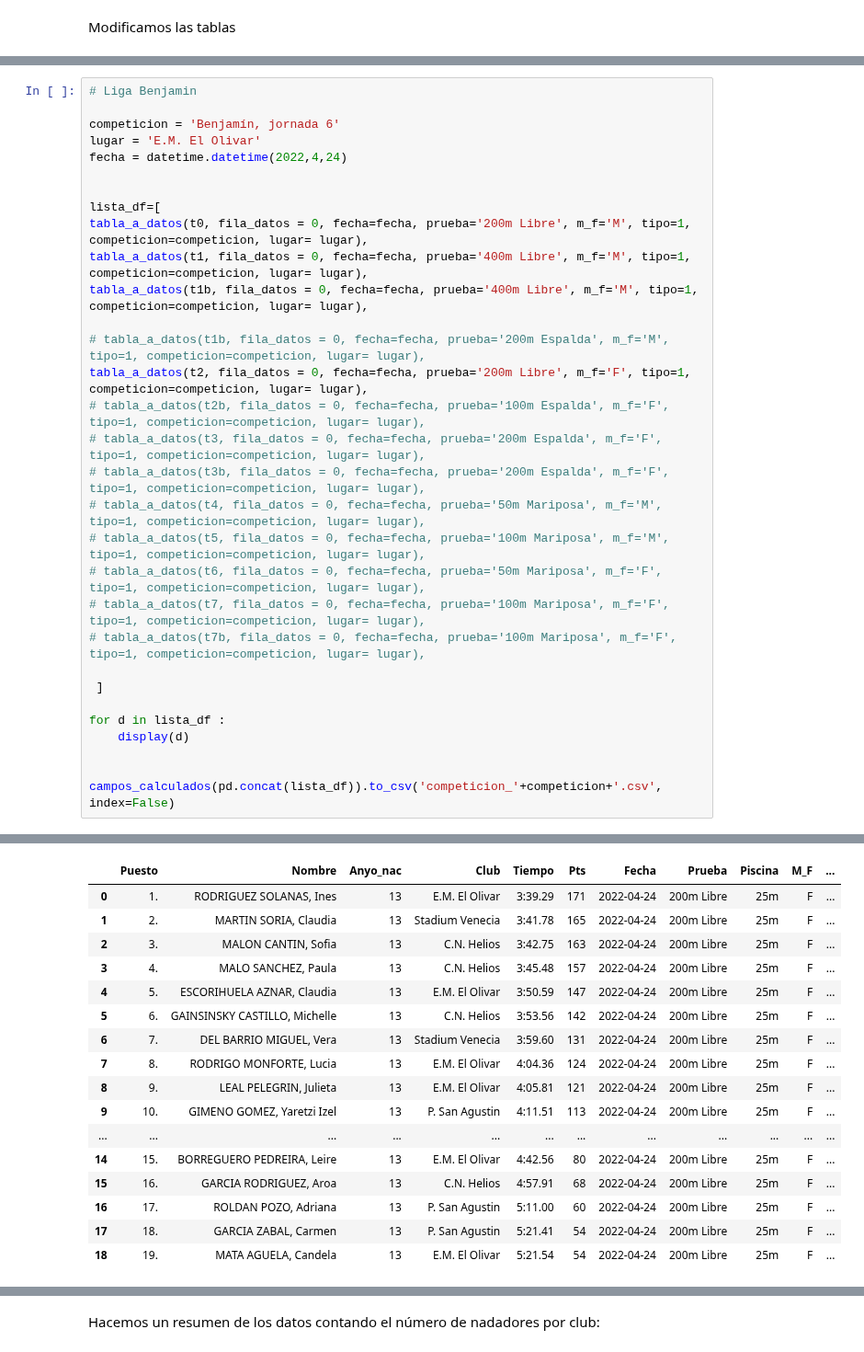
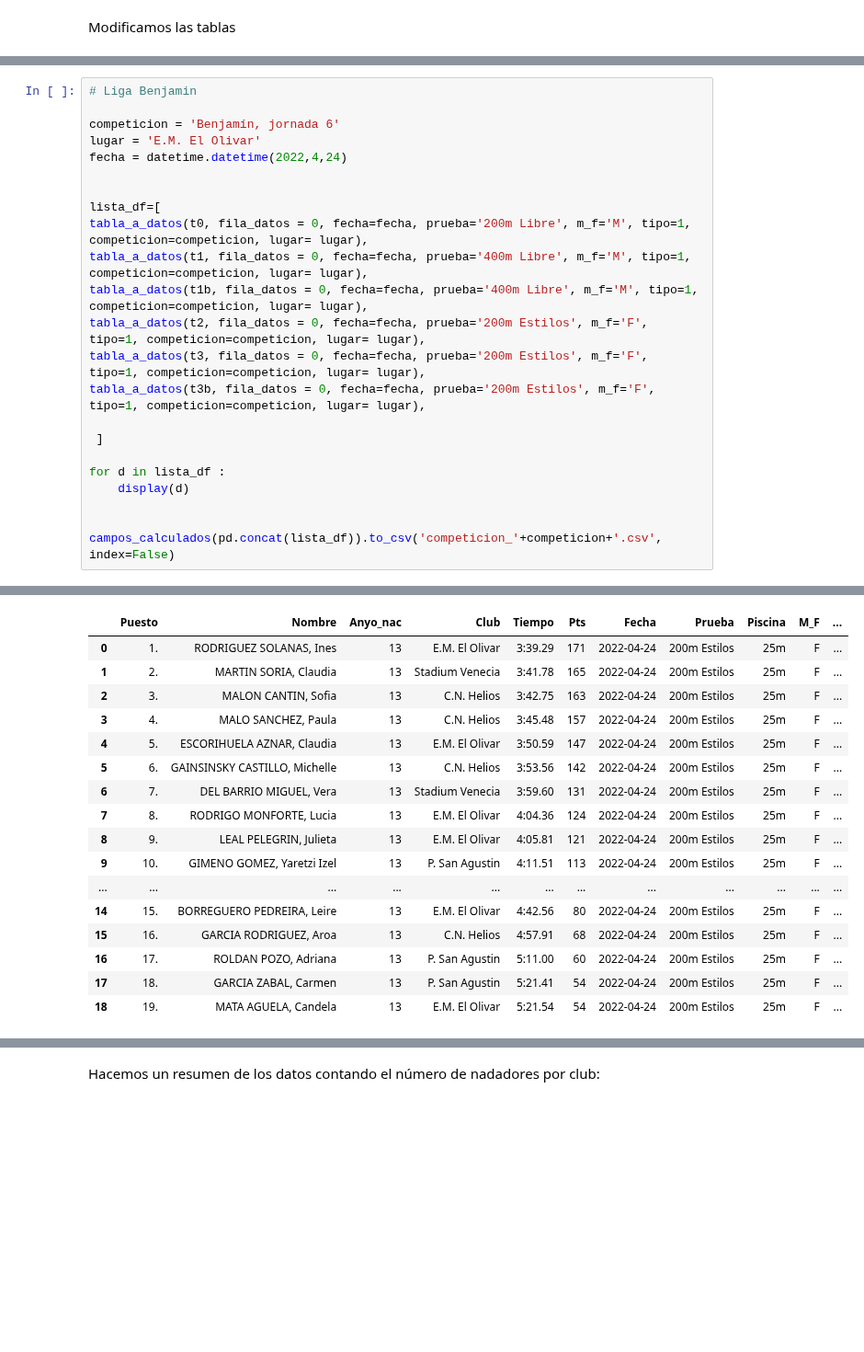
Before and after one commit to crdguez/dashboard_natacion, a Jupyter notebook: importar_datos/importar_datos_24_04_22.ipynb, the cells around one changed output, grey strips where cells are left out. Shown at 92% size. Drawn from its saved outputs; the diff is of its cells as text; blank space fills up the shorter version.

```diff
--- a/importar_datos/importar_datos_24_04_22.ipynb
+++ b/importar_datos/importar_datos_24_04_22.ipynb
@@ -543,17 +179,9 @@ lista_df=[
 tabla_a_datos(t0, fila_datos = 0, fecha=fecha, prueba='200m Libre', m_f='M', tipo=1, competicion=competicion, lugar= lugar),
 tabla_a_datos(t1, fila_datos = 0, fecha=fecha, prueba='400m Libre', m_f='M', tipo=1, competicion=competicion, lugar= lugar),
 tabla_a_datos(t1b, fila_datos = 0, fecha=fecha, prueba='400m Libre', m_f='M', tipo=1, competicion=competicion, lugar= lugar),
-
-# tabla_a_datos(t1b, fila_datos = 0, fecha=fecha, prueba='200m Espalda', m_f='M', tipo=1, competicion=competicion, lugar= lugar),
-tabla_a_datos(t2, fila_datos = 0, fecha=fecha, prueba='200m Libre', m_f='F', tipo=1, competicion=competicion, lugar= lugar),
-# tabla_a_datos(t2b, fila_datos = 0, fecha=fecha, prueba='100m Espalda', m_f='F', tipo=1, competicion=competicion, lugar= lugar),
-# tabla_a_datos(t3, fila_datos = 0, fecha=fecha, prueba='200m Espalda', m_f='F', tipo=1, competicion=competicion, lugar= lugar),
-# tabla_a_datos(t3b, fila_datos = 0, fecha=fecha, prueba='200m Espalda', m_f='F', tipo=1, competicion=competicion, lugar= lugar),
-# tabla_a_datos(t4, fila_datos = 0, fecha=fecha, prueba='50m Mariposa', m_f='M', tipo=1, competicion=competicion, lugar= lugar),
-# tabla_a_datos(t5, fila_datos = 0, fecha=fecha, prueba='100m Mariposa', m_f='M', tipo=1, competicion=competicion, lugar= lugar),
-# tabla_a_datos(t6, fila_datos = 0, fecha=fecha, prueba='50m Mariposa', m_f='F', tipo=1, competicion=competicion, lugar= lugar),
-# tabla_a_datos(t7, fila_datos = 0, fecha=fecha, prueba='100m Mariposa', m_f='F', tipo=1, competicion=competicion, lugar= lugar),
-# tabla_a_datos(t7b, fila_datos = 0, fecha=fecha, prueba='100m Mariposa', m_f='F', tipo=1, competicion=competicion, lugar= lugar),
+tabla_a_datos(t2, fila_datos = 0, fecha=fecha, prueba='200m Estilos', m_f='F', tipo=1, competicion=competicion, lugar= lugar),
+tabla_a_datos(t3, fila_datos = 0, fecha=fecha, prueba='200m Estilos', m_f='F', tipo=1, competicion=competicion, lugar= lugar),
+tabla_a_datos(t3b, fila_datos = 0, fecha=fecha, prueba='200m Estilos', m_f='F', tipo=1, competicion=competicion, lugar= lugar),
 
  ]
 
@@ -575,46 +203,46 @@ campos_calculados(pd.concat(lista_df)).to_csv('competicion_'+competicion+'.csv',
 | 8 | 9. | BESCOS RODRIGUEZ, Jesus | 11 | E.M. El Olivar | 3:03.42 | 159 | 2022-04-24 | 200m Libre | 25m | M | ... |
 | 9 | 10. | POLO MARTINEZ, Nicolas | 11 | C.N. Helios | 3:06.09 | 152 | 2022-04-24 | 200m Libre | 25m | M | ... |
 | ... | ... | ... | ... | ... | ... | ... | ... | ... | ... | ... | ... |
 | 15 | 16. | LAFUENTE GARCIA, Victor | 11 | C.N. Helios | 3:14.48 | 133 | 2022-04-24 | 200m Libre | 25m | M | ... |
 | 16 | 17. | ROMERO SANTOS, Kilian | 11 | C.N. Helios | 3:22.47 | 118 | 2022-04-24 | 200m Libre | 25m | M | ... |
 | 17 | 18. | GARCIA DE LA SERNA, Alejandro | 11 | C.N. Helios | 3:24.98 | 113 | 2022-04-24 | 200m Libre | 25m | M | ... |
 | 18 | 19. | PELEGRIN RUIZ, Raul | 11 | C.N. Helios | 3:25.29 | 113 | 2022-04-24 | 200m Libre | 25m | M | ... |
 | 19 | 20. | BARCELONA PERALES, Beltran | 11 | E.M. El Olivar | 3:43.44 | 87 | 2022-04-24 | 200m Libre | 25m | M | ... |
 |  | Puesto | Nombre | Anyo_nac | Club | Tiempo | Pts | Fecha | Prueba | Piscina | M_F | ... |
 | 0 | 1. | MENDEZ SALVADOR, Carlos | 10 | C.N. Teruel | 5:24.42 | 280 | 2022-04-24 | 400m Libre | 25m | M | ... |
 | 1 | 2. | MARTIN FERNANDEZ, Leo | 10 | E.M. El Olivar | 5:28.18 | 270 | 2022-04-24 | 400m Libre | 25m | M | ... |
 | 2 | 3. | BARRIENDOS ZAMORA, Saul | 10 | C.N. Helios | 5:48.15 | 226 | 2022-04-24 | 400m Libre | 25m | M | ... |
 | 3 | 4. | RAMOS OLMOS, Diego | 10 | P. San Agustin | 5:53.38 | 216 | 2022-04-24 | 400m Libre | 25m | M | ... |
 | 4 | 5. | RAMOS OLMOS, Marcos | 10 | P. San Agustin | 5:57.25 | 209 | 2022-04-24 | 400m Libre | 25m | M | ... |
 | 5 | 6. | SANCHEZ MERCADO, Adrian | 10 | Stadium Casablanca | 6:04.97 | 196 | 2022-04-24 | 400m Libre | 25m | M | ... |
 | 6 | 7. | MOSTEO HIDALGO, Carlos | 10 | E.M. El Olivar | 6:18.73 | 176 | 2022-04-24 | 400m Libre | 25m | M | ... |
 | 7 | 8. | BERDEJO LOBERA, Guillermo | 10 | E.M. El Olivar | 6:18.82 | 175 | 2022-04-24 | 400m Libre | 25m | M | ... |
 | 8 | 9. | JIMENEZ LAFUENTE, Daniel | 10 | C.N. Helios | 6:25.09 | 167 | 2022-04-24 | 400m Libre | 25m | M | ... |
 | 9 | 10. | SANCHEZ SAEZ, Alejandro | 10 | P. San Agustin | 6:26.08 | 166 | 2022-04-24 | 400m Libre | 25m | M | ... |
 | 10 | 11. | SHAPOVAL, Maksym | 10 | Stadium Venecia | 6:32.31 | 158 | 2022-04-24 | 400m Libre | 25m | M | ... |
 | 11 | 12. | RUBIO RAKITIN, Larion Francisco | 10 | C.N. Helios | 6:33.18 | 157 | 2022-04-24 | 400m Libre | 25m | M | ... |
 | 12 | 13. | ESTAUN LOPEZ, Marcos | 10 | C.N. Helios | 6:33.84 | 156 | 2022-04-24 | 400m Libre | 25m | M | ... |
 | 13 | 14. | GREGORIO FERNANDEZ, Enrique | 10 | P. San Agustin | 6:36.91 | 152 | 2022-04-24 | 400m Libre | 25m | M | ... |
 | 14 | 15. | REVUELTO TELLO, Alejandro | 10 | E.M. El Olivar | 6:44.23 | 144 | 2022-04-24 | 400m Libre | 25m | M | ... |
 | 15 | 16. | SANZ BEJENARIU, Diego | 10 | C.N. Iz Cuarte | 6:44.59 | 144 | 2022-04-24 | 400m Libre | 25m | M | ... |
 | 16 | 17. | RAZABAL INGELMO, Angel | 10 | E.M. El Olivar | 6:52.60 | 136 | 2022-04-24 | 400m Libre | 25m | M | ... |
 |  | Puesto | Nombre | Anyo_nac | Club | Tiempo | Pts | Fecha | Prueba | Piscina | M_F | ... |
 | 0 | 18. | CUEZVA JORDAN, Hector | 10 | Stadium Venecia | 7:15.39 | 115 | 2022-04-24 | 400m Libre | 25m | M | ... |
 | 1 | 19. | SANCHEZ DUARTE, Rodrigo | 10 | Stadium Venecia | 7:30.22 | 104 | 2022-04-24 | 400m Libre | 25m | M | ... |
 |  | Puesto | Nombre | Anyo_nac | Club | Tiempo | Pts | Fecha | Prueba | Piscina | M_F | ... |
-| 0 | 1. | RODRIGUEZ SOLANAS, Ines | 13 | E.M. El Olivar | 3:39.29 | 171 | 2022-04-24 | 200m Libre | 25m | F | ... |
-| 1 | 2. | MARTIN SORIA, Claudia | 13 | Stadium Venecia | 3:41.78 | 165 | 2022-04-24 | 200m Libre | 25m | F | ... |
-| 2 | 3. | MALON CANTIN, Sofia | 13 | C.N. Helios | 3:42.75 | 163 | 2022-04-24 | 200m Libre | 25m | F | ... |
-| 3 | 4. | MALO SANCHEZ, Paula | 13 | C.N. Helios | 3:45.48 | 157 | 2022-04-24 | 200m Libre | 25m | F | ... |
-| 4 | 5. | ESCORIHUELA AZNAR, Claudia | 13 | E.M. El Olivar | 3:50.59 | 147 | 2022-04-24 | 200m Libre | 25m | F | ... |
-| 5 | 6. | GAINSINSKY CASTILLO, Michelle | 13 | C.N. Helios | 3:53.56 | 142 | 2022-04-24 | 200m Libre | 25m | F | ... |
-| 6 | 7. | DEL BARRIO MIGUEL, Vera | 13 | Stadium Venecia | 3:59.60 | 131 | 2022-04-24 | 200m Libre | 25m | F | ... |
-| 7 | 8. | RODRIGO MONFORTE, Lucia | 13 | E.M. El Olivar | 4:04.36 | 124 | 2022-04-24 | 200m Libre | 25m | F | ... |
-| 8 | 9. | LEAL PELEGRIN, Julieta | 13 | E.M. El Olivar | 4:05.81 | 121 | 2022-04-24 | 200m Libre | 25m | F | ... |
-| 9 | 10. | GIMENO GOMEZ, Yaretzi Izel | 13 | P. San Agustin | 4:11.51 | 113 | 2022-04-24 | 200m Libre | 25m | F | ... |
+| 0 | 1. | RODRIGUEZ SOLANAS, Ines | 13 | E.M. El Olivar | 3:39.29 | 171 | 2022-04-24 | 200m Estilos | 25m | F | ... |
+| 1 | 2. | MARTIN SORIA, Claudia | 13 | Stadium Venecia | 3:41.78 | 165 | 2022-04-24 | 200m Estilos | 25m | F | ... |
+| 2 | 3. | MALON CANTIN, Sofia | 13 | C.N. Helios | 3:42.75 | 163 | 2022-04-24 | 200m Estilos | 25m | F | ... |
+| 3 | 4. | MALO SANCHEZ, Paula | 13 | C.N. Helios | 3:45.48 | 157 | 2022-04-24 | 200m Estilos | 25m | F | ... |
+| 4 | 5. | ESCORIHUELA AZNAR, Claudia | 13 | E.M. El Olivar | 3:50.59 | 147 | 2022-04-24 | 200m Estilos | 25m | F | ... |
+| 5 | 6. | GAINSINSKY CASTILLO, Michelle | 13 | C.N. Helios | 3:53.56 | 142 | 2022-04-24 | 200m Estilos | 25m | F | ... |
+| 6 | 7. | DEL BARRIO MIGUEL, Vera | 13 | Stadium Venecia | 3:59.60 | 131 | 2022-04-24 | 200m Estilos | 25m | F | ... |
+| 7 | 8. | RODRIGO MONFORTE, Lucia | 13 | E.M. El Olivar | 4:04.36 | 124 | 2022-04-24 | 200m Estilos | 25m | F | ... |
+| 8 | 9. | LEAL PELEGRIN, Julieta | 13 | E.M. El Olivar | 4:05.81 | 121 | 2022-04-24 | 200m Estilos | 25m | F | ... |
+| 9 | 10. | GIMENO GOMEZ, Yaretzi Izel | 13 | P. San Agustin | 4:11.51 | 113 | 2022-04-24 | 200m Estilos | 25m | F | ... |
 | ... | ... | ... | ... | ... | ... | ... | ... | ... | ... | ... | ... |
-| 14 | 15. | BORREGUERO PEDREIRA, Leire | 13 | E.M. El Olivar | 4:42.56 | 80 | 2022-04-24 | 200m Libre | 25m | F | ... |
-| 15 | 16. | GARCIA RODRIGUEZ, Aroa | 13 | C.N. Helios | 4:57.91 | 68 | 2022-04-24 | 200m Libre | 25m | F | ... |
-| 16 | 17. | ROLDAN POZO, Adriana | 13 | P. San Agustin | 5:11.00 | 60 | 2022-04-24 | 200m Libre | 25m | F | ... |
-| 17 | 18. | GARCIA ZABAL, Carmen | 13 | P. San Agustin | 5:21.41 | 54 | 2022-04-24 | 200m Libre | 25m | F | ... |
-| 18 | 19. | MATA AGUELA, Candela | 13 | E.M. El Olivar | 5:21.54 | 54 | 2022-04-24 | 200m Libre | 25m | F | ... |
+| 14 | 15. | BORREGUERO PEDREIRA, Leire | 13 | E.M. El Olivar | 4:42.56 | 80 | 2022-04-24 | 200m Estilos | 25m | F | ... |
+| 15 | 16. | GARCIA RODRIGUEZ, Aroa | 13 | C.N. Helios | 4:57.91 | 68 | 2022-04-24 | 200m Estilos | 25m | F | ... |
+| 16 | 17. | ROLDAN POZO, Adriana | 13 | P. San Agustin | 5:11.00 | 60 | 2022-04-24 | 200m Estilos | 25m | F | ... |
+| 17 | 18. | GARCIA ZABAL, Carmen | 13 | P. San Agustin | 5:21.41 | 54 | 2022-04-24 | 200m Estilos | 25m | F | ... |
+| 18 | 19. | MATA AGUELA, Candela | 13 | E.M. El Olivar | 5:21.54 | 54 | 2022-04-24 | 200m Estilos | 25m | F | ... |
```
Also changed, not shown: parts of 6 cells of this notebook, 2 other files.
